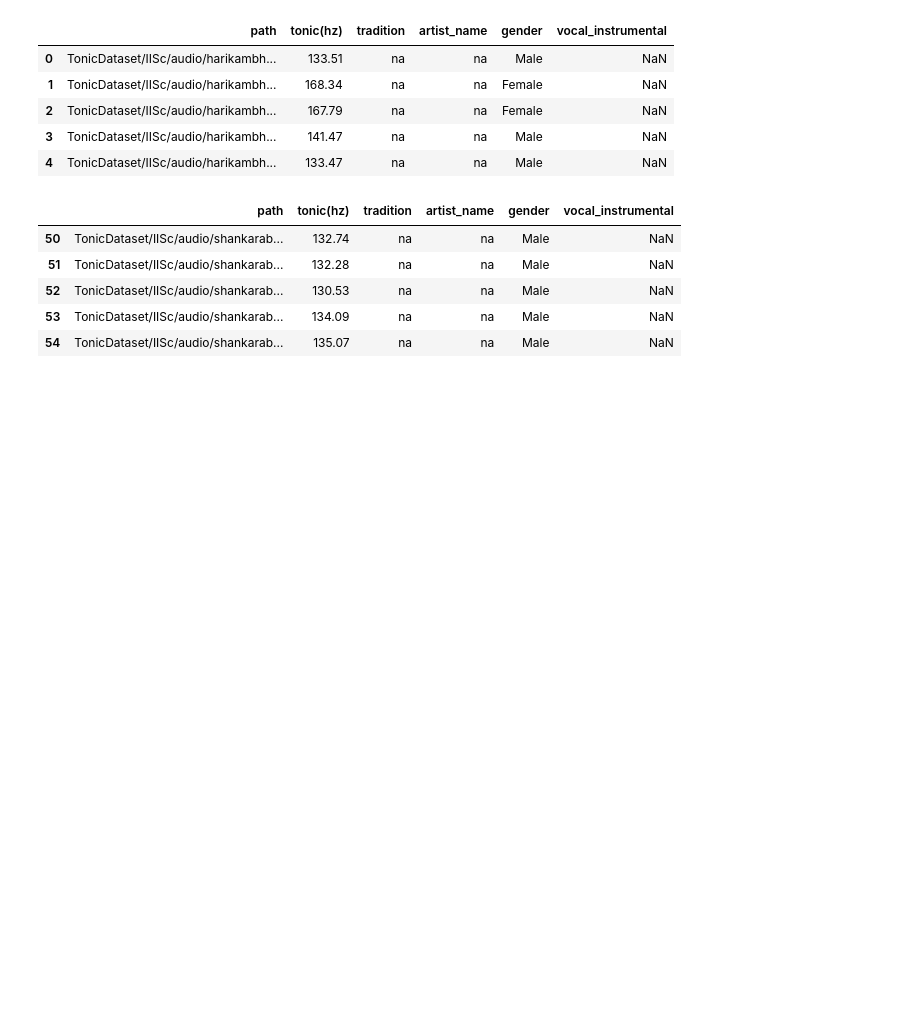
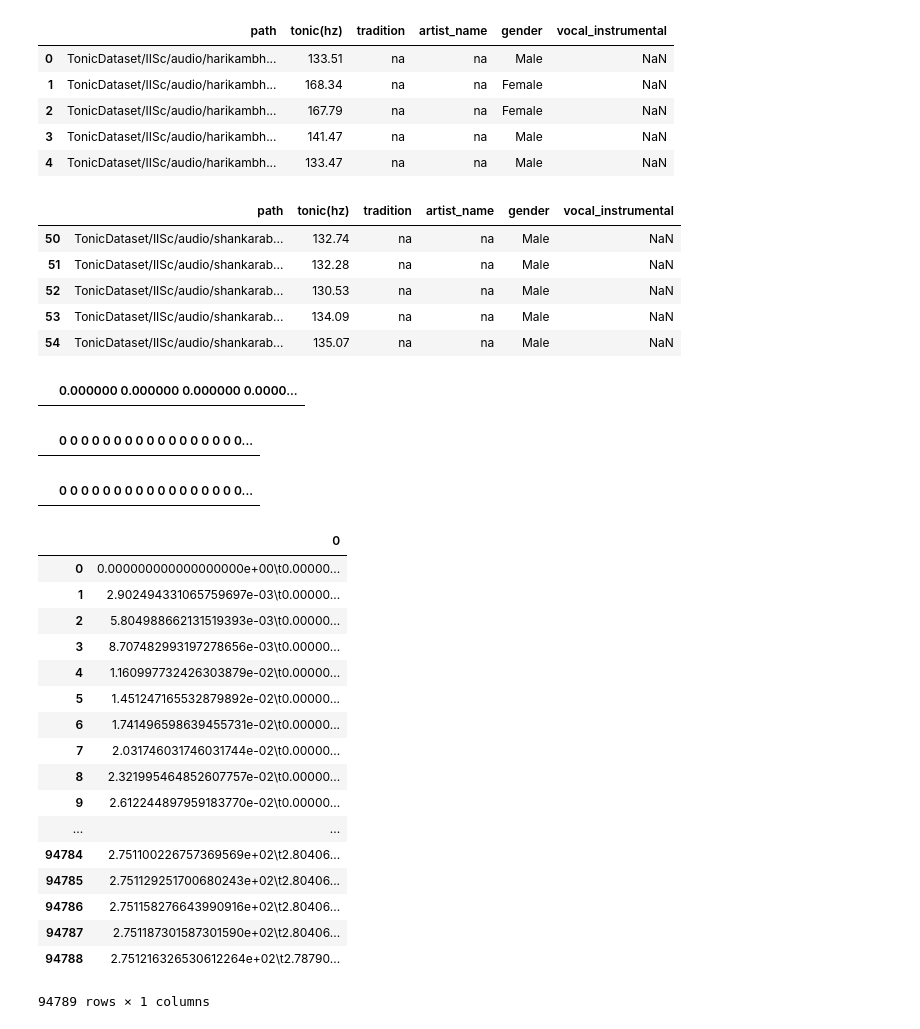
Before and after one commit to redhood95/indiGAN, a Jupyter notebook: Initial_EDA .ipynb, the cells around one changed output. Cells and saved outputs as stored; diff of their text form; code cells hidden in the pictures; blank space fills up the shorter version.

Commit message:
displaying raw data

```diff
--- a/Initial_EDA .ipynb
+++ b/Initial_EDA .ipynb
@@ -26,0 +29,4 @@ data1.tail()
+# %%
+data2
+# %% [output]
+|  | 0.000000 0.000000 0.000000 0.0000... |
@@ -26,0 +35,31 @@ data1.tail()
+# %%
+data3
+# %% [output]
+|  | 0 0 0 0 0 0 0 0 0 0 0 0 0 0 0 0 0... |
+# %%
+data4 =pd.read_csv('data/IISc/Features/harikambhoji/02a-endukunirdaya-harikambodhi-alapana-alathur-c01.pit.txt',header=None)
+# %%
+data3
+# %% [output]
+|  | 0 0 0 0 0 0 0 0 0 0 0 0 0 0 0 0 0... |
+# %%
+data4
+# %% [output]
+|  | 0 |
+| 0 | 0.000000000000000000e+00\t0.00000... |
+| 1 | 2.902494331065759697e-03\t0.00000... |
+| 2 | 5.804988662131519393e-03\t0.00000... |
+| 3 | 8.707482993197278656e-03\t0.00000... |
+| 4 | 1.160997732426303879e-02\t0.00000... |
+| 5 | 1.451247165532879892e-02\t0.00000... |
+| 6 | 1.741496598639455731e-02\t0.00000... |
+| 7 | 2.031746031746031744e-02\t0.00000... |
+| 8 | 2.321995464852607757e-02\t0.00000... |
+| 9 | 2.612244897959183770e-02\t0.00000... |
+| ... | ... |
+| 94784 | 2.751100226757369569e+02\t2.80406... |
+| 94785 | 2.751129251700680243e+02\t2.80406... |
+| 94786 | 2.751158276643990916e+02\t2.80406... |
+| 94787 | 2.751187301587301590e+02\t2.80406... |
+| 94788 | 2.751216326530612264e+02\t2.78790... |
+94789 rows × 1 columns
```
Also changed, not shown: parts of 2 cells of this notebook.
